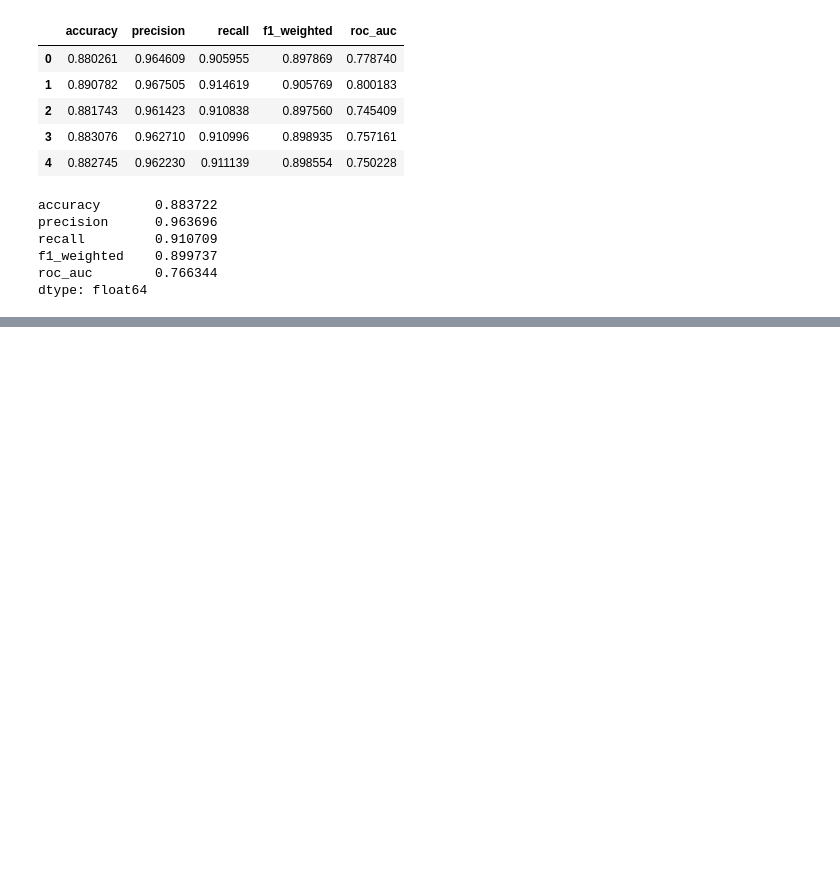
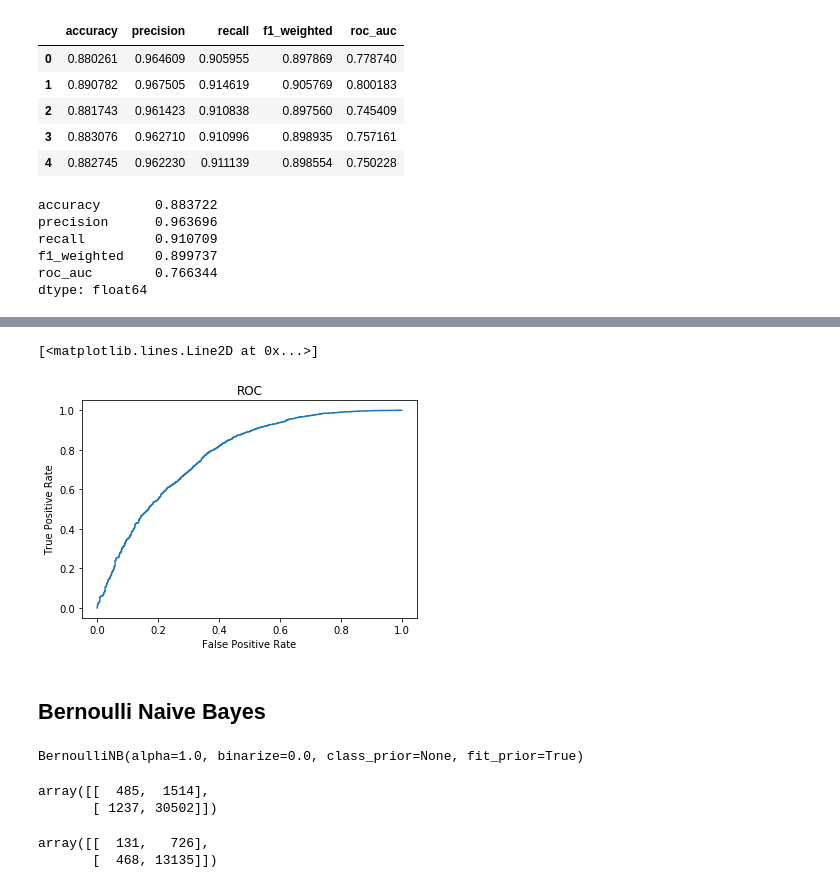
Before and after one commit to shishirkmr/predict_amazon_review_rating, a Jupyter notebook: sentiment_analyzer.ipynb, the cells around one changed output, grey strips where cells are left out. Drawn from its saved outputs; the diff is of its cells as text; code cells hidden in the pictures; blank space fills up the shorter version.

Commit message:
Adding Naive Bayes Classification

```diff
--- a/sentiment_analyzer.ipynb
+++ b/sentiment_analyzer.ipynb
@@ -742,0 +714,13 @@ dtype: float64
+# %%
+# training the NB model and making predictions
+from sklearn.naive_bayes import MultinomialNB
+mnb = MultinomialNB()
+
+# fit
+mnb.fit(train_vector,y_train)
+
+# predict class
+y_pred_class = mnb.predict(test_vector)
+
+# predict probabilities
+y_pred_proba = mnb.predict_proba(test_vector)
@@ -742,0 +756,5 @@ dtype: float64
+# %%
+# creating an ROC curve
+
+false_positive_rate, true_positive_rate, thresholds = roc_curve(y_test, y_pred_proba[:,1])
+roc_auc = auc(false_positive_rate, true_positive_rate)
@@ -742,0 +778,12 @@ dtype: float64
+# %%
+# plotting the ROC curve
+%matplotlib inline
+plt.ylabel('True Positive Rate')
+plt.xlabel('False Positive Rate')
+plt.title('ROC')
+plt.plot(false_positive_rate, true_positive_rate)
+# %% [output]
+[<matplotlib.lines.Line2D at 0x...>]
+[figure, added]
+# %% [markdown]
+## Bernoulli Naive Bayes
@@ -742,0 +810,14 @@ dtype: float64
+# %%
+bnb
+# %% [output]
+BernoulliNB(alpha=1.0, binarize=0.0, class_prior=None, fit_prior=True)
+# %%
+metrics.confusion_matrix(y_train,y_train_pred_class)
+# %% [output]
+array([[  485,  1514],
+       [ 1237, 30502]])
+# %%
+metrics.confusion_matrix(y_test, y_pred_class)
+# %% [output]
+array([[  131,   726],
+       [  468, 13135]])
```
Also changed, not shown: parts of 44 cells of this notebook.
